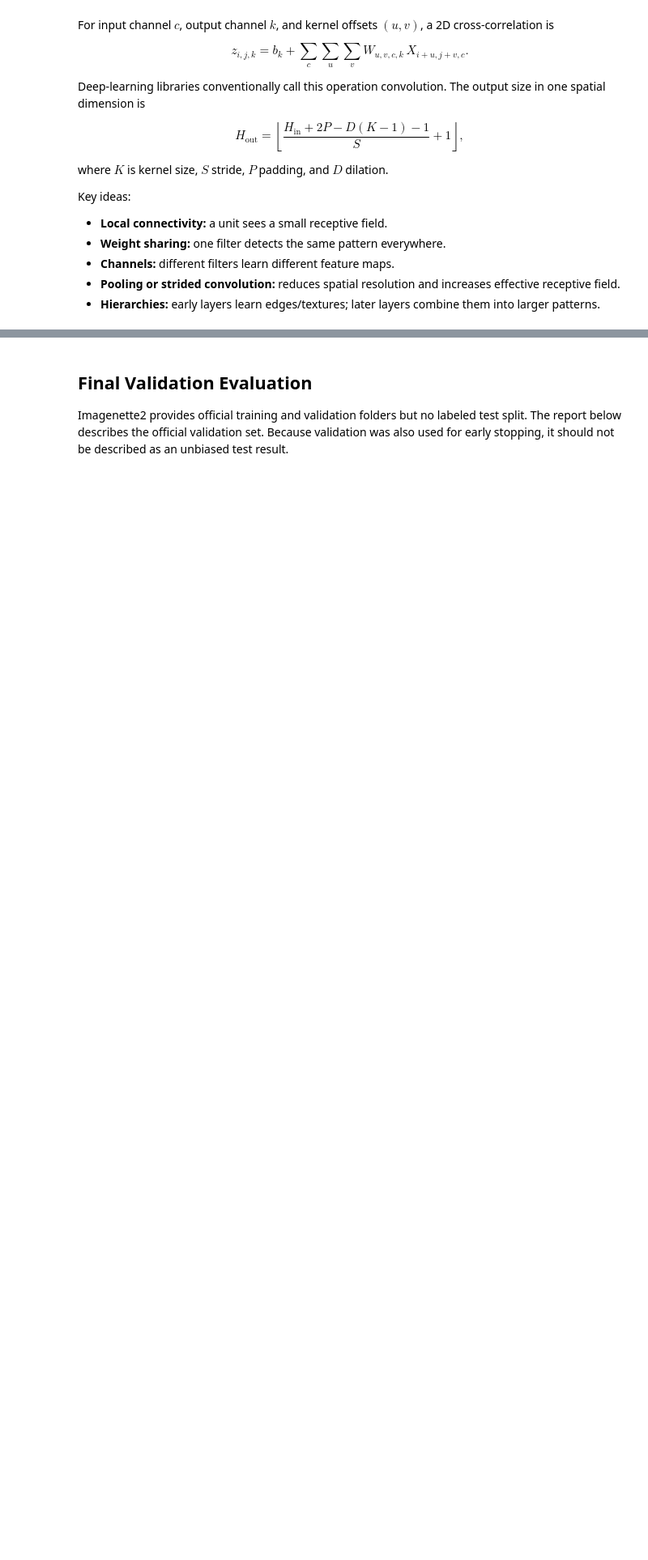
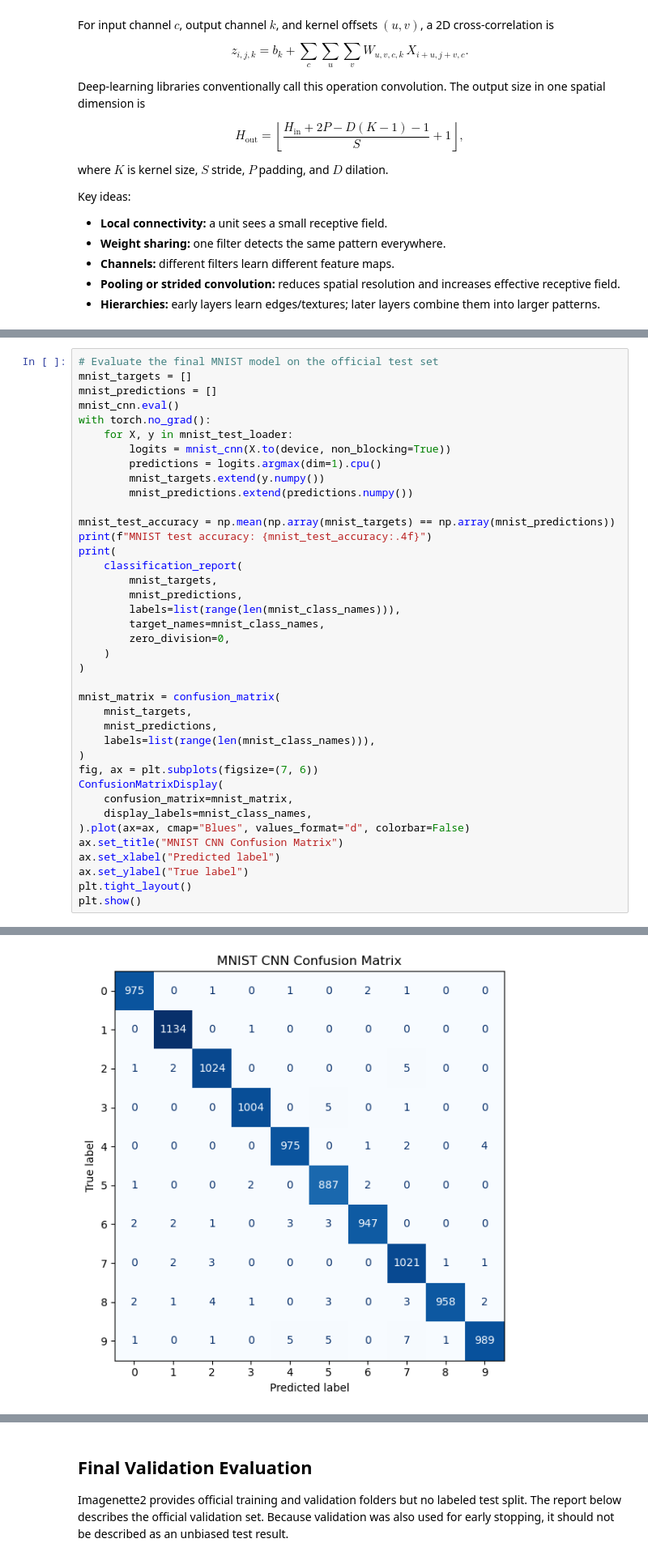
Before and after one commit to rtwhite1546/Fall-2026-Deep-Learning, a Jupyter notebook: Week-05-PyTorch-Optimizers-CNNs/Week-5.ipynb, the cells around one changed output, grey strips where cells are left out. Shown at 81% size. Drawn from its saved outputs; the diff is of its cells as text; blank space fills up the shorter version.

```diff
--- a/Week-05-PyTorch-Optimizers-CNNs/Week-5.ipynb
+++ b/Week-05-PyTorch-Optimizers-CNNs/Week-5.ipynb
@@ -633,0 +842,40 @@ feature-map shape: torch.Size([1, 4, 96, 96])
+# %%
+# Evaluate the final MNIST model on the official test set
+mnist_targets = []
+mnist_predictions = []
+mnist_cnn.eval()
+with torch.no_grad():
+    for X, y in mnist_test_loader:
+        logits = mnist_cnn(X.to(device, non_blocking=True))
+        predictions = logits.argmax(dim=1).cpu()
+        mnist_targets.extend(y.numpy())
+        mnist_predictions.extend(predictions.numpy())
+
+mnist_test_accuracy = np.mean(np.array(mnist_targets) == np.array(mnist_predictions))
+print(f"MNIST test accuracy: {mnist_test_accuracy:.4f}")
+print(
+    classification_report(
+        mnist_targets,
+        mnist_predictions,
+        labels=list(range(len(mnist_class_names))),
+        target_names=mnist_class_names,
+        zero_division=0,
+    )
+)
+
+mnist_matrix = confusion_matrix(
+    mnist_targets,
+    mnist_predictions,
+    labels=list(range(len(mnist_class_names))),
+)
+fig, ax = plt.subplots(figsize=(7, 6))
+ConfusionMatrixDisplay(
+    confusion_matrix=mnist_matrix,
+    display_labels=mnist_class_names,
+).plot(ax=ax, cmap="Blues", values_format="d", colorbar=False)
+ax.set_title("MNIST CNN Confusion Matrix")
+ax.set_xlabel("Predicted label")
+ax.set_ylabel("True label")
+plt.tight_layout()
+plt.show()
+# %% [output]
@@ -634 +899,2 @@ feature-map shape: torch.Size([1, 4, 96, 96])
+[figure, added]
 # %% [markdown]
```
Also changed, not shown: parts of 15 cells of this notebook.
